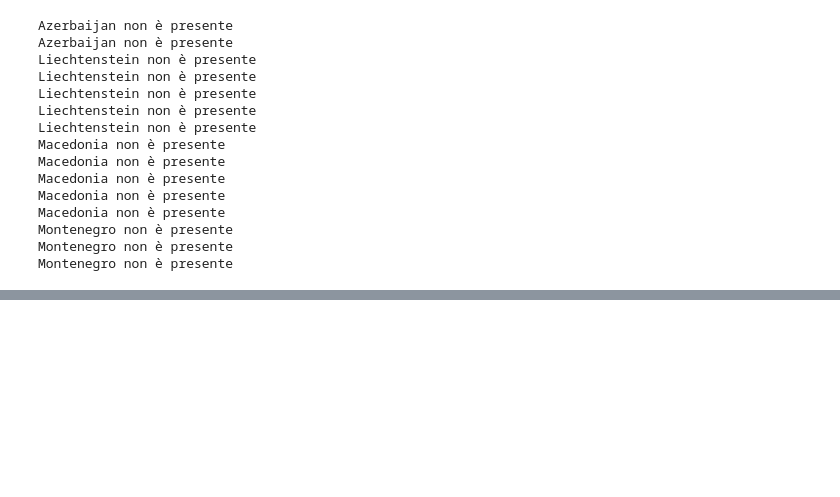
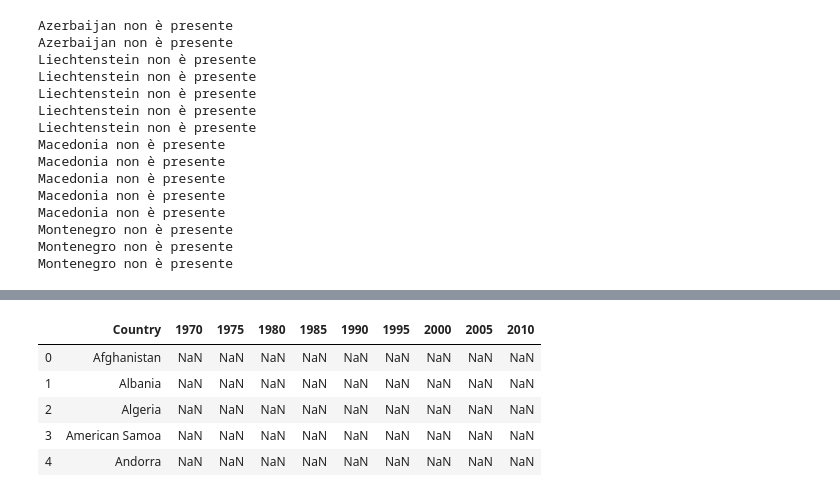
Before and after one commit to alepistola/HumanDataScience, a Jupyter notebook: hds_project.ipynb, the cells around one changed output, grey strips where cells are left out. Saved outputs shown, nothing was run; the diff lists cells and outputs as text; code cells hidden in the pictures; blank space fills up the shorter version.

```diff
--- a/hds_project.ipynb
+++ b/hds_project.ipynb
@@ -358,0 +441,22 @@ Montenegro non è presente
+# %%
+new_columns = ["Country", "1970", "1975", "1980", "1985", "1990", "1995", "2000", "2005", "2010"]
+df_edu_2 = pd.DataFrame(columns = new_columns)
+new_columns.pop(0)
+
+def get_most_recent_value(row, year):
+    i_year = int(year)
+    most_recent = np.nan
+    while(i_year > i_year - 5 and (most_recent.isna()) or most_recent == ".."):
+        most_recent = row[str(i_year - 1)]
+        i_year -= 1
+
+
+df_edu_2["Country"] = df_edu["Country"]
+df_edu_2.head()
+# %% [output]
+|  | Country | 1970 | 1975 | 1980 | 1985 | 1990 | 1995 | 2000 | 2005 | 2010 |
+| 0 | Afghanistan | NaN | NaN | NaN | NaN | NaN | NaN | NaN | NaN | NaN |
+| 1 | Albania | NaN | NaN | NaN | NaN | NaN | NaN | NaN | NaN | NaN |
+| 2 | Algeria | NaN | NaN | NaN | NaN | NaN | NaN | NaN | NaN | NaN |
+| 3 | American Samoa | NaN | NaN | NaN | NaN | NaN | NaN | NaN | NaN | NaN |
+| 4 | Andorra | NaN | NaN | NaN | NaN | NaN | NaN | NaN | NaN | NaN |
```
Also changed, not shown: parts of 8 cells of this notebook.
